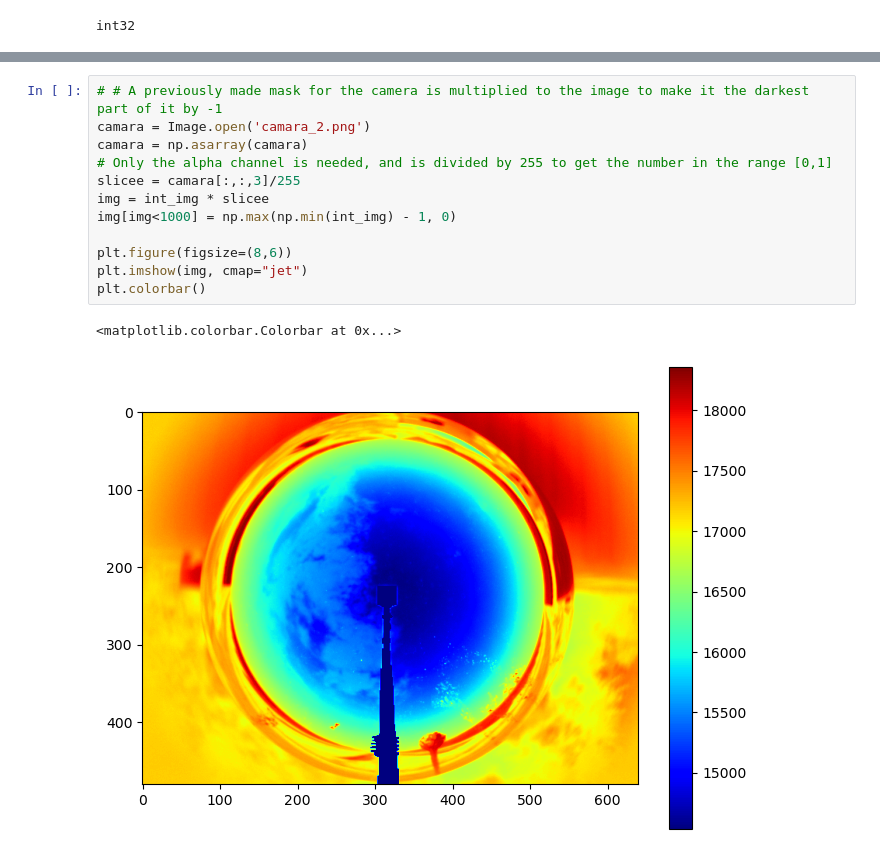
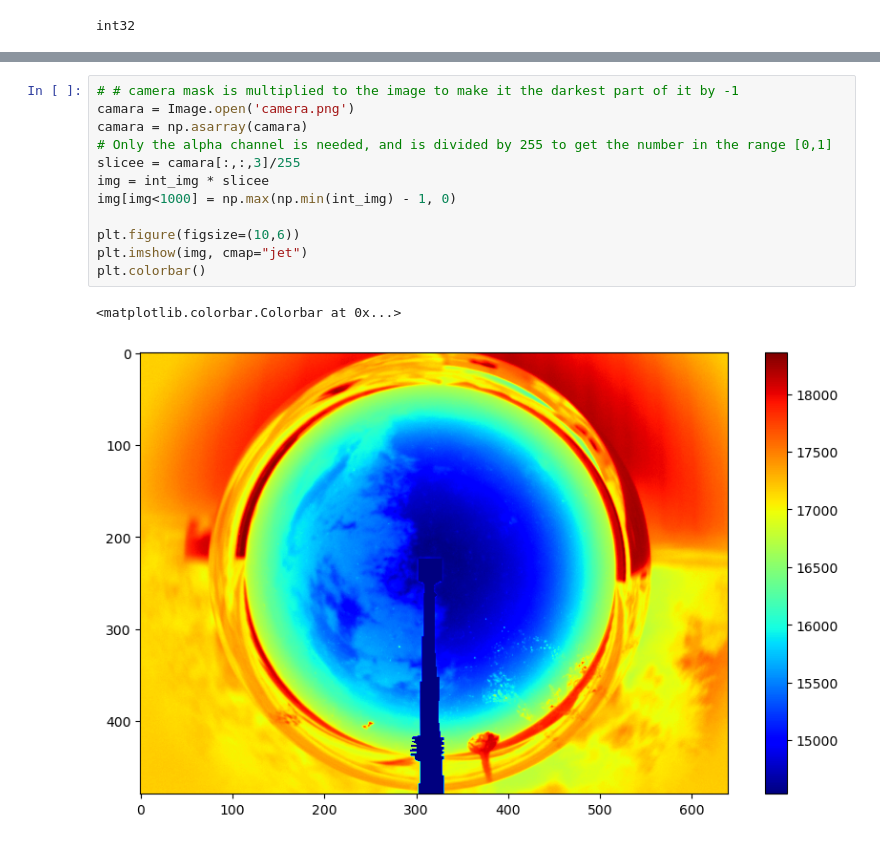
Before and after one commit to rodhervan/SkyImFeatures, a Jupyter notebook: Final_document.ipynb, the cells around one changed output, grey strips where cells are left out. Drawn from its saved outputs; the diff is of its cells as text.

```diff
--- a/Final_document.ipynb
+++ b/Final_document.ipynb
@@ -57,15 +60,15 @@ int32
 # %%
-# # A previously made mask for the camera is multiplied to the image to make it the darkest part of it by -1
-camara = Image.open('camara_2.png')
+# # camera mask is multiplied to the image to make it the darkest part of it by -1
+camara = Image.open('camera.png')
 camara = np.asarray(camara)
 # Only the alpha channel is needed, and is divided by 255 to get the number in the range [0,1]
 slicee = camara[:,:,3]/255
 img = int_img * slicee
 img[img<1000] = np.max(np.min(int_img) - 1, 0)
 
-plt.figure(figsize=(8,6))
+plt.figure(figsize=(10,6))
 plt.imshow(img, cmap="jet")
 plt.colorbar()
 # %% [output]
 <matplotlib.colorbar.Colorbar at 0x...>
-[figure, old version]
+[figure, new version]
```
Also changed, not shown: parts of 18 cells of this notebook.
